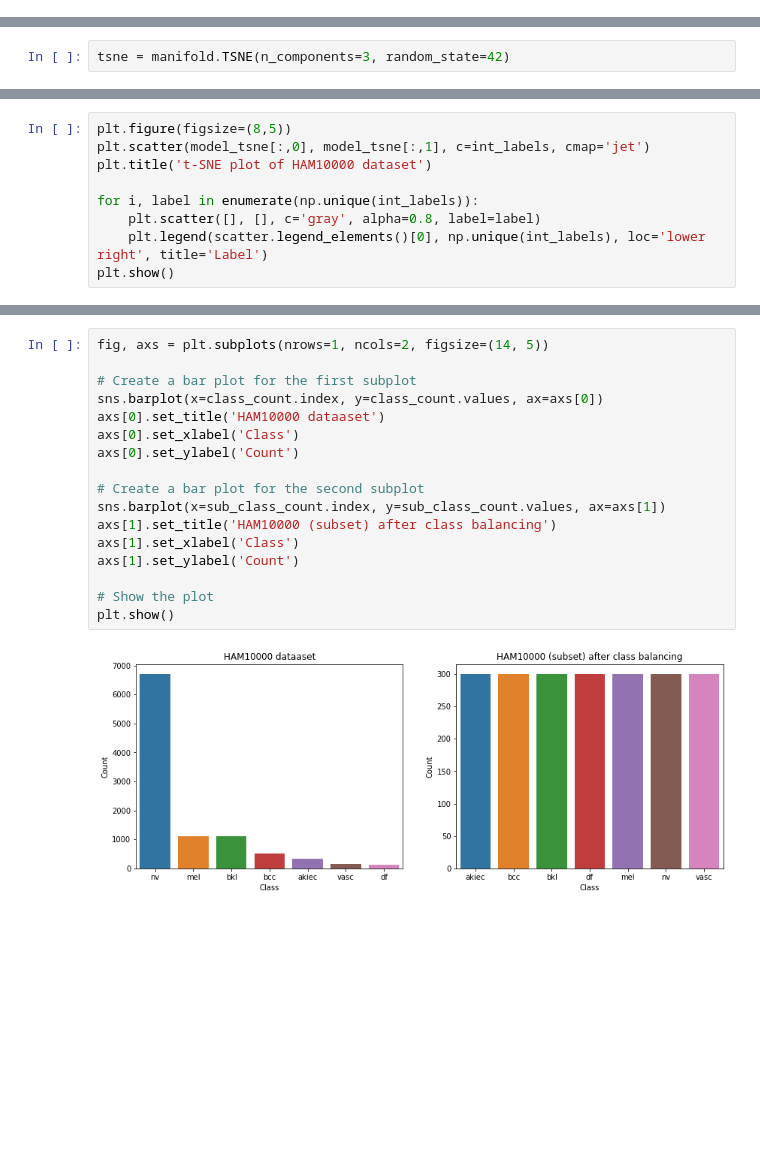
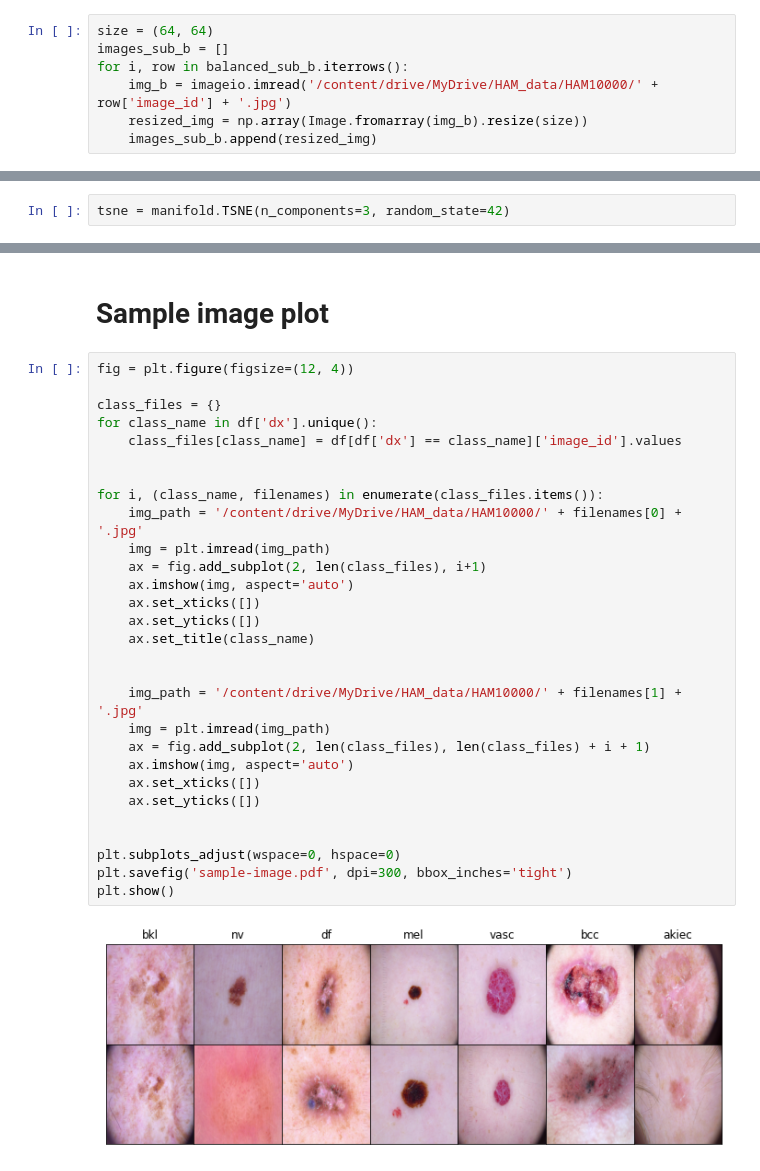
Before and after one commit to Nazmul92/CMPT828-project, a Jupyter notebook: course_project.ipynb, the cells around one changed output, grey strips where cells are left out. Saved outputs shown, nothing was run; the diff lists cells and outputs as text; blank space fills up the shorter version.

```diff
--- a/course_project.ipynb
+++ b/course_project.ipynb
@@ -149,0 +177,7 @@ images.shape
+# %%
+size = (64, 64)
+images_sub_b = []
+for i, row in balanced_sub_b.iterrows():
+    img_b = imageio.imread('/content/drive/MyDrive/HAM_data/HAM10000/' + row['image_id'] + '.jpg')
+    resized_img = np.array(Image.fromarray(img_b).resize(size))
+    images_sub_b.append(resized_img)
@@ -154,9 +193,0 @@ model_tsne = tsne.fit_transform(images)
-# %%
-plt.figure(figsize=(8,5))
-plt.scatter(model_tsne[:,0], model_tsne[:,1], c=int_labels, cmap='jet')
-plt.title('t-SNE plot of HAM10000 dataset')
-
-for i, label in enumerate(np.unique(int_labels)):
-    plt.scatter([], [], c='gray', alpha=0.8, label=label)
-    plt.legend(scatter.legend_elements()[0], np.unique(int_labels), loc='lower right', title='Label')
-plt.show()
@@ -201,19 +225,33 @@ plt.show()
-# %%
-fig, axs = plt.subplots(nrows=1, ncols=2, figsize=(14, 5))
-
-# Create a bar plot for the first subplot
-sns.barplot(x=class_count.index, y=class_count.values, ax=axs[0])
-axs[0].set_title('HAM10000 dataaset')
-axs[0].set_xlabel('Class')
-axs[0].set_ylabel('Count')
-
-# Create a bar plot for the second subplot
-sns.barplot(x=sub_class_count.index, y=sub_class_count.values, ax=axs[1])
-axs[1].set_title('HAM10000 (subset) after class balancing')
-axs[1].set_xlabel('Class')
-axs[1].set_ylabel('Count')
-
-# Show the plot
-plt.show()
-# %% [output]
-[figure, removed]
+# %% [markdown]
+# Sample image plot
+# %%
+fig = plt.figure(figsize=(12, 4))
+
+class_files = {}
+for class_name in df['dx'].unique():
+    class_files[class_name] = df[df['dx'] == class_name]['image_id'].values
+
+
+for i, (class_name, filenames) in enumerate(class_files.items()):
+    img_path = '/content/drive/MyDrive/HAM_data/HAM10000/' + filenames[0] + '.jpg'
+    img = plt.imread(img_path)
+    ax = fig.add_subplot(2, len(class_files), i+1)
+    ax.imshow(img, aspect='auto')
+    ax.set_xticks([])
+    ax.set_yticks([])
+    ax.set_title(class_name)
+
+
+    img_path = '/content/drive/MyDrive/HAM_data/HAM10000/' + filenames[1] + '.jpg'
+    img = plt.imread(img_path)
+    ax = fig.add_subplot(2, len(class_files), len(class_files) + i + 1)
+    ax.imshow(img, aspect='auto')
+    ax.set_xticks([])
+    ax.set_yticks([])
+
+
+plt.subplots_adjust(wspace=0, hspace=0)
+plt.savefig('sample-image.pdf', dpi=300, bbox_inches='tight')
+plt.show()
+# %% [output]
+[figure, added]
```
Also changed, not shown: parts of 67 cells of this notebook.
